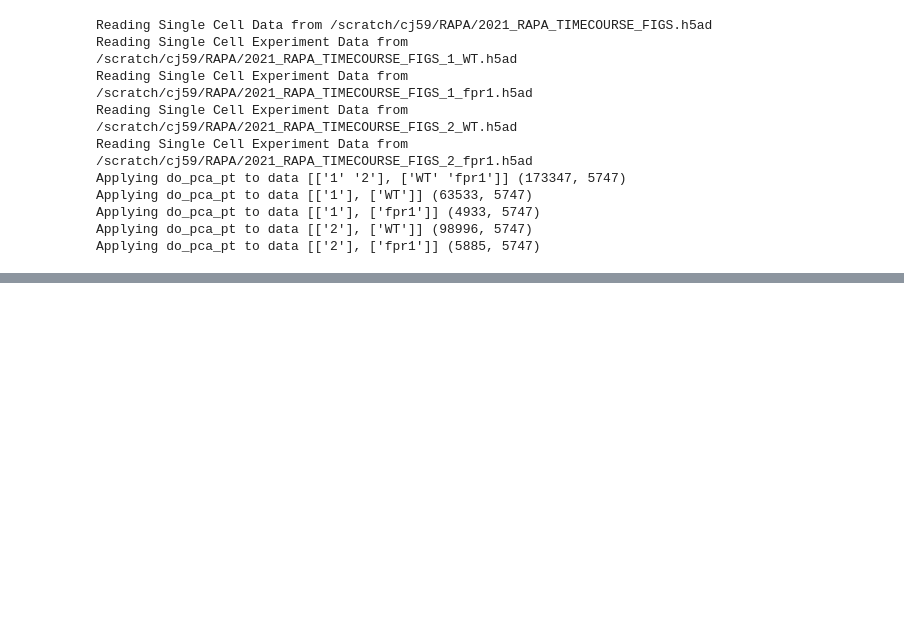
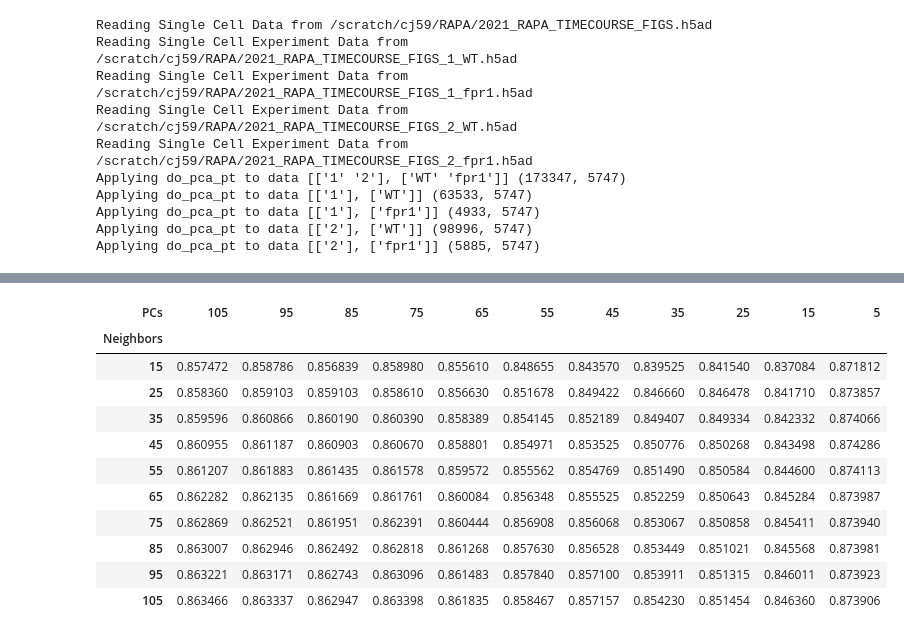
Before and after one commit to GreshamLab/jtb_2023_code, a Jupyter notebook: Figure_2.ipynb, the cells around one changed output, grey strips where cells are left out. Cells and saved outputs as stored; diff of their text form; code cells hidden in the pictures; blank space fills up the shorter version.

```diff
--- a/Figure_2.ipynb
+++ b/Figure_2.ipynb
@@ -96,0 +184,15 @@ fig.tight_layout()
+# %%
+hm_data
+# %% [output]
+| PCs | 105 | 95 | 85 | 75 | 65 | 55 | 45 | 35 | 25 | 15 | 5 |
+| Neighbors |  |  |  |  |  |  |  |  |  |  |  |
+| 15 | 0.857472 | 0.858786 | 0.856839 | 0.858980 | 0.855610 | 0.848655 | 0.843570 | 0.839525 | 0.841540 | 0.837084 | 0.871812 |
+| 25 | 0.858360 | 0.859103 | 0.859103 | 0.858610 | 0.856630 | 0.851678 | 0.849422 | 0.846660 | 0.846478 | 0.841710 | 0.873857 |
+| 35 | 0.859596 | 0.860866 | 0.860190 | 0.860390 | 0.858389 | 0.854145 | 0.852189 | 0.849407 | 0.849334 | 0.842332 | 0.874066 |
+| 45 | 0.860955 | 0.861187 | 0.860903 | 0.860670 | 0.858801 | 0.854971 | 0.853525 | 0.850776 | 0.850268 | 0.843498 | 0.874286 |
+| 55 | 0.861207 | 0.861883 | 0.861435 | 0.861578 | 0.859572 | 0.855562 | 0.854769 | 0.851490 | 0.850584 | 0.844600 | 0.874113 |
+| 65 | 0.862282 | 0.862135 | 0.861669 | 0.861761 | 0.860084 | 0.856348 | 0.855525 | 0.852259 | 0.850643 | 0.845284 | 0.873987 |
+| 75 | 0.862869 | 0.862521 | 0.861951 | 0.862391 | 0.860444 | 0.856908 | 0.856068 | 0.853067 | 0.850858 | 0.845411 | 0.873940 |
+| 85 | 0.863007 | 0.862946 | 0.862492 | 0.862818 | 0.861268 | 0.857630 | 0.856528 | 0.853449 | 0.851021 | 0.845568 | 0.873981 |
+| 95 | 0.863221 | 0.863171 | 0.862743 | 0.863096 | 0.861483 | 0.857840 | 0.857100 | 0.853911 | 0.851315 | 0.846011 | 0.873923 |
+| 105 | 0.863466 | 0.863337 | 0.862947 | 0.863398 | 0.861835 | 0.858467 | 0.857157 | 0.854230 | 0.851454 | 0.846360 | 0.873906 |
```
Also changed, not shown: parts of 8 cells of this notebook, 13 other files.
